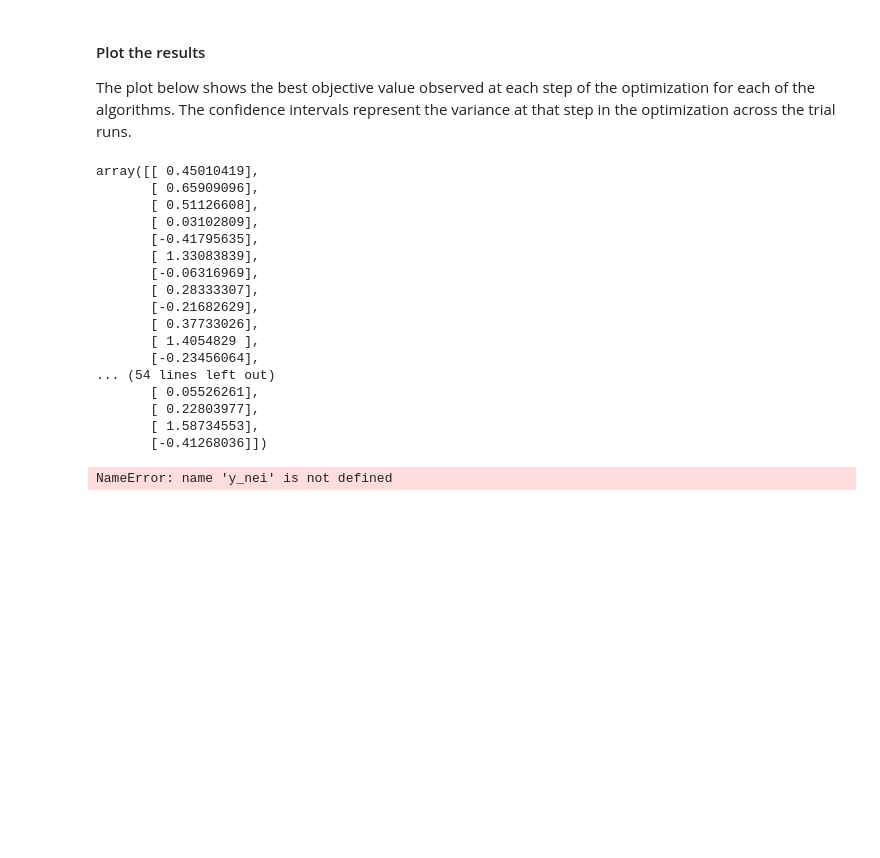
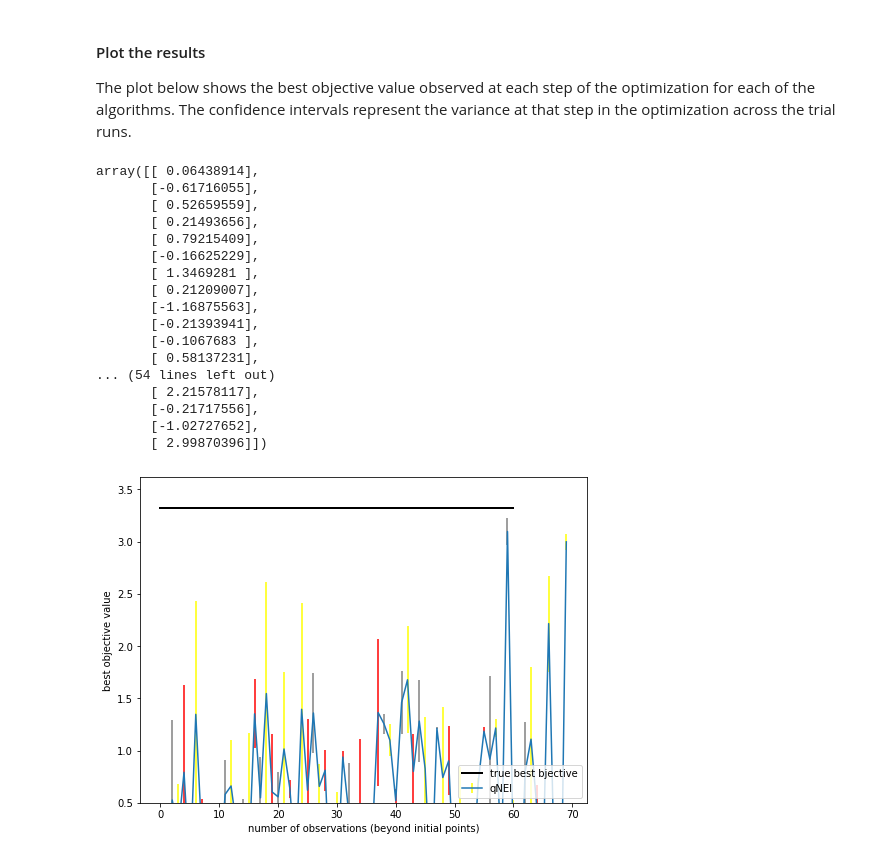
Before and after one commit to toontran/dopt, a Jupyter notebook: notebooks/closed_loop_botorch_only.ipynb, the cells around one changed output. Saved outputs shown, nothing was run; the diff lists cells and outputs as text; code cells hidden in the pictures; blank space fills up the shorter version.

```diff
--- a/notebooks/closed_loop_botorch_only.ipynb
+++ b/notebooks/closed_loop_botorch_only.ipynb
@@ -194,7 +201,7 @@ Just for illustration purposes, we run three trials each of which do `N_BATCH=20
 # %%
 from copy import copy
 
-N_TRIALS = 1
+N_TRIALS = 3
 N_BATCH = 20
 MC_SAMPLES = 500
 
@@ -216,9 +223,7 @@ for trial in range(1, N_TRIALS + 1):
     best_observed_value_nei = best_observed_value_ei
     mll_nei, model_nei = initialize_model(train_x_nei, train_obj_nei, train_con_nei, train_yvar_nei)
 
-    best_observed_ei.append(best_observed_value_ei)
     best_observed_nei.append(best_observed_value_nei)
-    best_random.append(best_observed_value_ei)
 
     # run N_BATCH rounds of BayesOpt after the initial random batch
     for iteration in range(1, N_BATCH + 1):
@@ -326,51 +331,49 @@ The plot below shows the best objective value observed at each step of the optim
 torch.cat(train_yvar_nei).cpu().numpy()
 train_obj_nei.cpu().numpy()
 # %% [output]
-array([[ 0.45010419],
-       [ 0.65909096],
-       [ 0.51126608],
-       [ 0.03102809],
-       [-0.41795635],
-       [ 1.33083839],
-       [-0.06316969],
-       [ 0.28333307],
-       [-0.21682629],
-       [ 0.37733026],
-       [ 1.4054829 ],
-       [-0.23456064],
+array([[ 0.06438914],
+       [-0.61716055],
+       [ 0.52659559],
+       [ 0.21493656],
+       [ 0.79215409],
+       [-0.16625229],
+       [ 1.3469281 ],
+       [ 0.21209007],
+       [-1.16875563],
+       [-0.21393941],
+       [-0.1067683 ],
+       [ 0.58137231],
 ... (54 lines left out)
-       [ 0.05526261],
-       [ 0.22803977],
-       [ 1.58734553],
-       [-0.41268036]])
+       [ 2.21578117],
+       [-0.21717556],
+       [-1.02727652],
+       [ 2.99870396]])
-# %%
-y_nei.shape, torch.cat(train_yvar_nei).cpu().numpy().shape
-# %% [output]
-NameError: name 'y_nei' is not defined
 # %%
 import numpy as np
 
 GLOBAL_MAXIMUM = neg_hartmann6.optimal_value
 
 from matplotlib import pyplot as plt
-# %matplotlib widget
+%matplotlib inline
 
 def ci(y):
     return 1.96 * y.std(axis=0) / np.sqrt(N_TRIALS)
 
 iters = np.arange(N_BATCH + 1) * BATCH_SIZE
 y_ei = np.asarray(best_observed_all_ei)
-y_nei = train_obj_nei.cpu().numpy().reshape(70)
+y_nei = train_obj_nei.cpu().numpy()
 y_rnd = np.asarray(best_random_all)
-y_err = torch.cat(train_yvar_nei).cpu().numpy().reshape(70)
+y_err = torch.cat(train_yvar_nei).cpu().numpy()
 
 fig, ax = plt.subplots(1, 1, figsize=(8, 6))
 # ax.errorbar(iters, y_rnd.mean(axis=0), yerr=ci(y_rnd), label="random", linewidth=1.5)
 # ax.errorbar(iters, y_ei.mean(axis=0), yerr=ci(y_ei), label="qEI", linewidth=1.5)
-ax.errorbar(np.arange(70), y_nei, yerr=y_err, label="qNEI", linewidth=1.5, ecolor=['yellow','red','gray'])
+ax.errorbar(np.arange(y_nei.shape[0]), y_nei, yerr=y_err, label="qNEI", linewidth=1.5, ecolor=['yellow','red','gray'])
 plt.plot([0, N_BATCH * BATCH_SIZE], [GLOBAL_MAXIMUM] * 2, 'k', label="true best bjective", linewidth=2)
 ax.set_ylim(bottom=0.5)
 ax.set(xlabel='number of observations (beyond initial points)', ylabel='best objective value')
 ax.legend(loc="lower right")
 
 plt.show()
+# %% [output]
+[figure, added]
```
Also changed, not shown: parts of 4 cells of this notebook, 5 other files.
